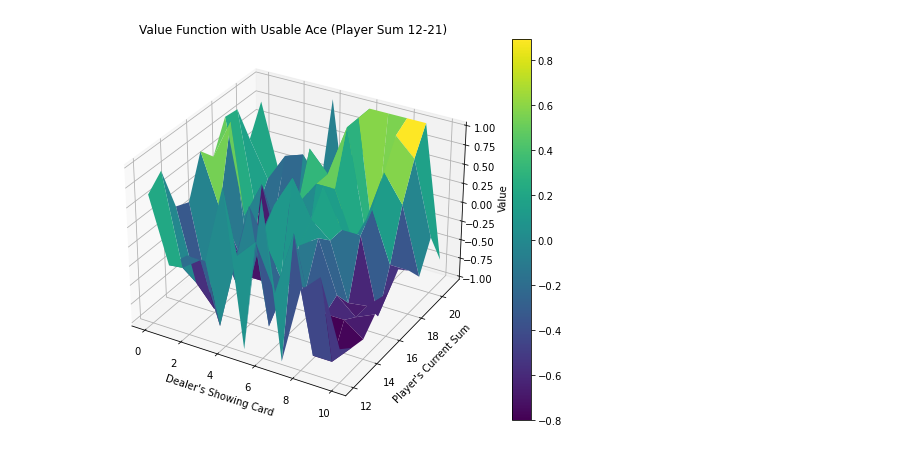
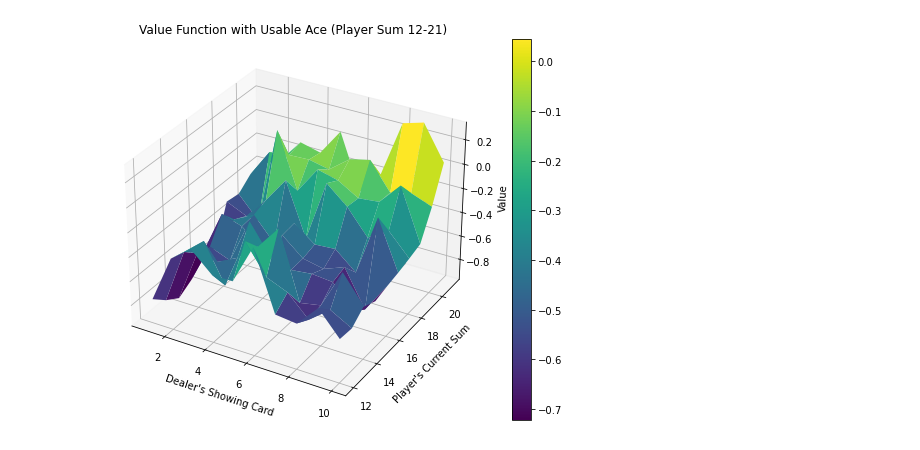
Before and after one commit to RandyRDavila/INDE-597-Deep-and-Reinforcement-Learning, a Jupyter notebook: Monte-Carlo-Methods/Sutton-Barto.ipynb, the cells around one changed output. Drawn from its saved outputs; the diff is of its cells as text; code cells hidden in the pictures.

```diff
--- a/Monte-Carlo-Methods/Sutton-Barto.ipynb
+++ b/Monte-Carlo-Methods/Sutton-Barto.ipynb
@@ -125,0 +209,13 @@ Dealer's hand: ['10', '9'] with sum: 19
+# %%
+
+random_policy = TabularPolicy([0, 1], env.state_space)
+starting_state = (12, 3, False)
+print(f"{env.custom_reset(observation=starting_state) = } \n")
+env.render()
+print()
+
+action = random_policy(starting_state)
+
+print(f"{env.step(action) = } \n")
+env.render()
+print()
@@ -174,6 +331,3 @@ def generate_episode(env, policy, starting_state=None, starting_action=None):
-# %%
-# Define random policy.
-random_policy = {state: env.action_space.sample() for state in env.state_space}
 # %%
 # "What does a episode look like?"
 episode = generate_episode(env, random_policy)
@@ -220,7 +382,8 @@ def first_visit_monte_carlo(env, policy, gamma=1.0, num_episodes=5_000):
 
     Example:
         >>> env = CustomBlackjackEnv()
-        >>> policy = {state: 0 for state in env.state_space}  # Example: always stick
+        >>> policy_function = lambda state: 0 if state[0] > 18 else 1 # Stick if sum of player's cards is 19 or more
+        >>> policy = TabularPolicy([0, 1], env.state_space, policy_function=policy_function)
         >>> V = first_visit_monte_carlo(env, policy)
         >>> print(V[(13, 2, False)])  # Example: estimated value of having 13, dealer showing 2, no usable ace
 
@@ -236,17 +399,27 @@ def first_visit_monte_carlo(env, policy, gamma=1.0, num_episodes=5_000):
     for _ in range(num_episodes):
         episode = generate_episode(env, policy)
         states, actions, rewards = zip(*episode)
-        G = 0.0  # Initialize the expected return.
-        T = len(episode)  # Get the terminal time state T.
 
-        # Loop backwards through the episode
+        # Initialize the expected return.
+        G = 0.0
+
+        # Get the terminal time state T.
+        T = len(episode)
+
+        # Loop backwards through the episode.
         for t in range(T-1, -1, -1):
-            G = gamma * G + rewards[t]  # Update return
+            # Update return
+            G = gamma * G + rewards[t]
+
             # If the state at time t is not in the list of states before t
             if states[t] not in states[:t]:
-                R[states[t]].append(G)  # Append return to state's returns list
-                V[states[t]] = np.mean(R[states[t]])  # Update state's value as average of returns
+                # Append return to state's returns list so that we can calculate a new average of
+                # returns for that state.
+                R[states[t]].append(G)
 
+                # Update state's value as average of returns.  Note this could be more efficiently following
+                # the same pattern as with the Bandit problem from Sutton & Barto Chapter 2.
+                V[states[t]] = np.mean(R[states[t]])
     return V
 # %%
 # Compute the value function for the random policy.
@@ -333,8 +486,8 @@ def plot_value_function(V, usable_ace, title):
 # %%
 # Compute the value function for the random policy with 5_000 episodes.
 V = first_visit_monte_carlo(env, random_policy, num_episodes=5_000)
 
 # Plot for states with a usable ace, with axes switched
-plot_value_function(V, 1, 'Value Function with Usable Ace (Player Sum 12-21)')
+plot_value_function(V, 0, 'Value Function with Usable Ace (Player Sum 12-21)')
 # %% [output]
-[figure, old version]
+[figure, new version]
```
Also changed, not shown: parts of 24 cells of this notebook.
